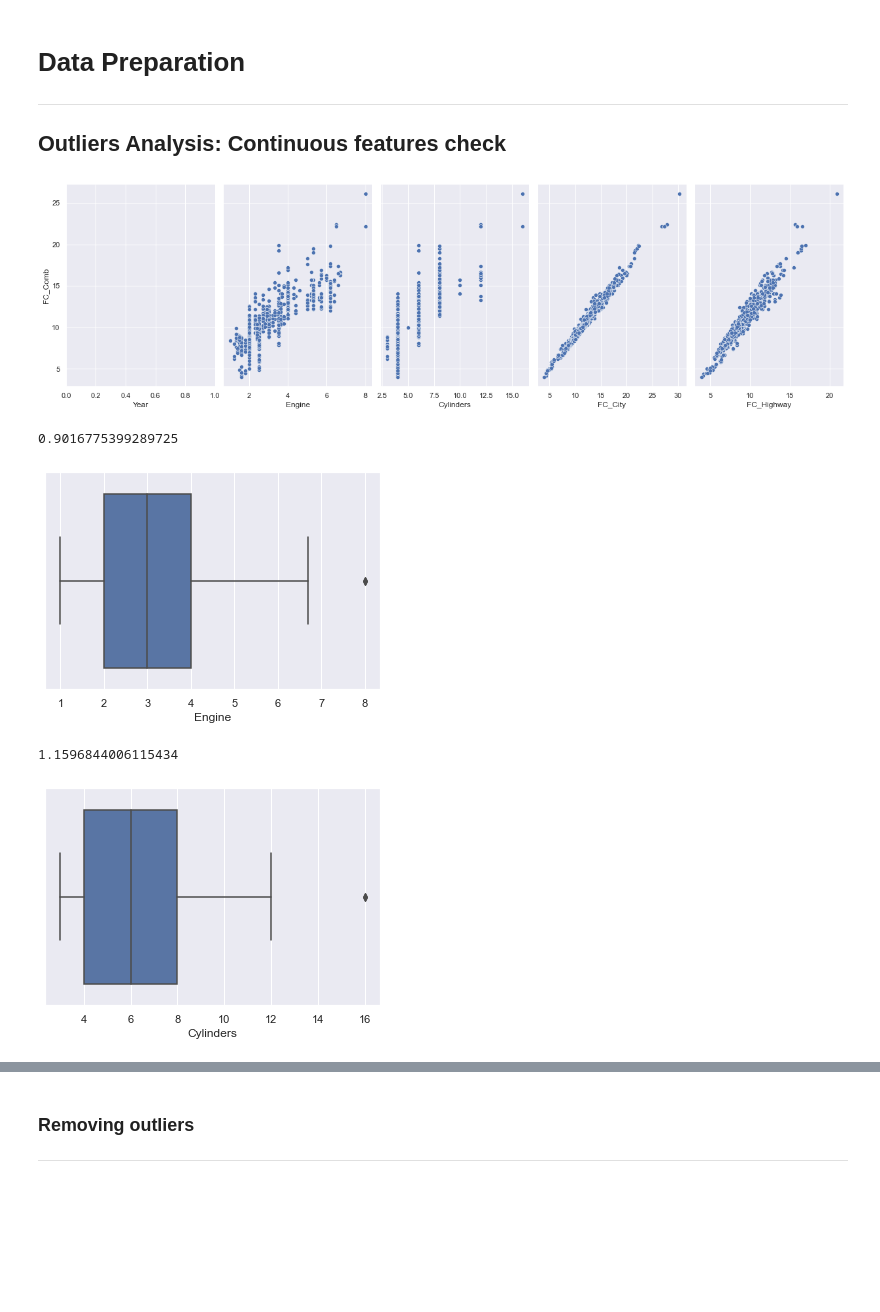
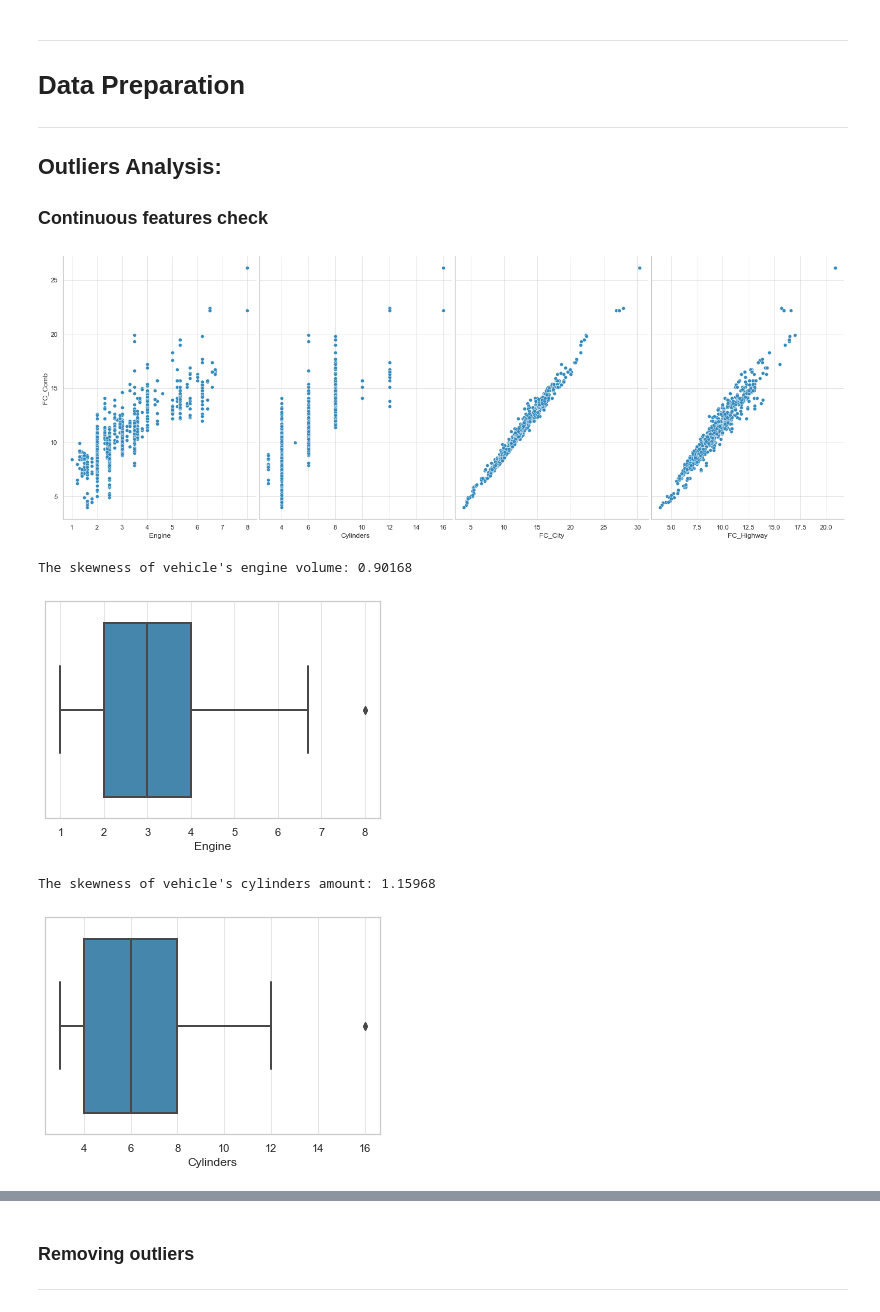
Before and after one commit to nw-kusuma/Big-Data-Class, a Jupyter notebook: BD01-Multilinear Regression/FuelConsumption-MLReg.ipynb, the cells around one changed output, grey strips where cells are left out. Saved outputs shown, nothing was run; the diff lists cells and outputs as text; code cells hidden in the pictures; blank space fills up the shorter version.

```diff
--- a/BD01-Multilinear Regression/FuelConsumption-MLReg.ipynb
+++ b/BD01-Multilinear Regression/FuelConsumption-MLReg.ipynb
@@ -5,9 +5,13 @@
 Import needed common libraries
 # %%
-# import required libraries
+import numpy as np
 import pandas as pd
-import numpy as np
+import seaborn as sns
 
 import matplotlib.pyplot as plt
 %matplotlib inline
+
+plt.style.use('bmh')
+sns.set_style('whitegrid')
+pd.set_option('display.float', '{:.2f}'.format)
 # %% [markdown]
@@ -129,25 +141,25 @@ dtype: int64
 # %% [markdown]
+***
 # **Data Preparation**
 ***
-## **Outliers Analysis:** Continuous features check
+## **Outliers Analysis:**
+### Continuous features check
 # %%
-import seaborn as sns
-
-#sns.pairplot(df, x_vars= ['Make', 'Model', 'Class', 'Engine', 'Cylinders', 'Transmission', 'Fuel', 'FC_City', 'FC_Highway', 'CO2_Emissions'],
-sns.pairplot(df, x_vars= ['Year', 'Engine', 'Cylinders', 'FC_City', 'FC_Highway'],
-                 y_vars='FC_Comb', height=5, aspect=0.7, kind='scatter');
+sns.pairplot(df, x_vars= ['Engine', 'Cylinders', 'FC_City', 'FC_Highway'],
+                 y_vars='FC_Comb', height=7, aspect=0.7, kind='scatter', diag_kind=None);
+#sns.pairplot(df, kind='kde', height=1.5);
 # %% [output]
-[figure, old version]
+[figure, new version]
 # %%
-print(df['Engine'].skew())
-sns.boxplot(x="Engine", data=df);
+print(f"The skewness of vehicle's engine volume: {df['Engine'].skew():.5f}")
+sns.boxplot(x='Engine', data=df);
 # %% [output]
-0.9016775399289725
+The skewness of vehicle's engine volume: 0.90168
-[figure, old version]
+[figure, new version]
 # %%
-print(df['Cylinders'].skew())
-sns.boxplot(x="Cylinders", data=df);
+print(f"The skewness of vehicle's cylinders amount: {df['Cylinders'].skew():.5f}")
+sns.boxplot(x='Cylinders', data=df);
 # %% [output]
-1.1596844006115434
+The skewness of vehicle's cylinders amount: 1.15968
-[figure, old version]
+[figure, new version]
 # %%
```
Also changed, not shown: parts of 55 cells of this notebook.
